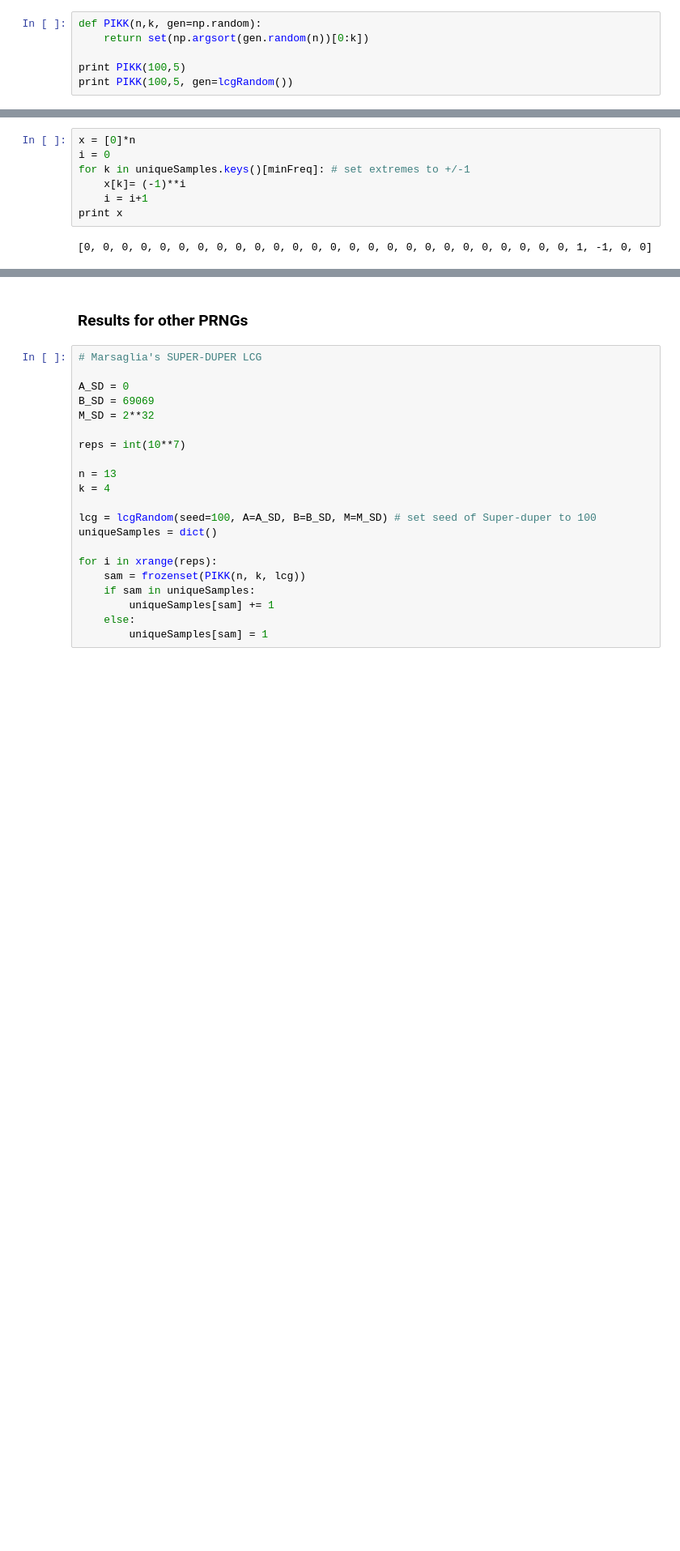
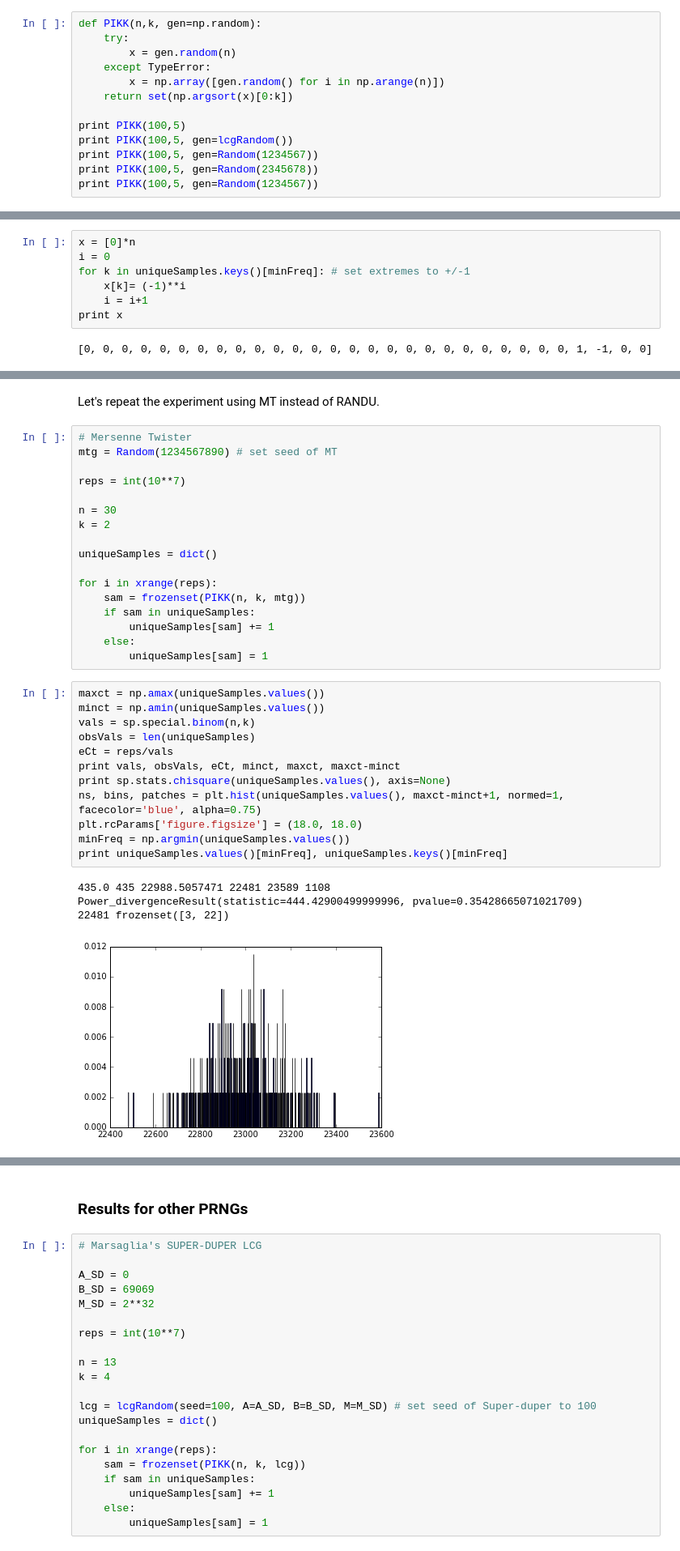
Before and after one commit to pbstark/pseudorandom, a Jupyter notebook: sample_counter.ipynb, the cells around one changed output, grey strips where cells are left out. Shown at 81% size. Cells and saved outputs as stored; diff of their text form; blank space fills up the shorter version.

```diff
--- a/sample_counter.ipynb
+++ b/sample_counter.ipynb
@@ -254,8 +247,15 @@ print randu.randint(-1,10,size=(3,2))
  [ 8. -1.]]
 # %%
 def PIKK(n,k, gen=np.random):
-    return set(np.argsort(gen.random(n))[0:k])
+    try:
+        x = gen.random(n)
+    except TypeError:
+        x = np.array([gen.random() for i in np.arange(n)])
+    return set(np.argsort(x)[0:k])
 
 print PIKK(100,5)
 print PIKK(100,5, gen=lcgRandom())
+print PIKK(100,5, gen=Random(1234567))
+print PIKK(100,5, gen=Random(2345678))
+print PIKK(100,5, gen=Random(1234567))
 # %% [output]
@@ -1089,0 +1099,36 @@ Here, the expected sample range is biased by -0.03378815/0.137931034483 = -24.5%
+# %% [markdown]
+Let's repeat the experiment using MT instead of RANDU.
+# %%
+# Mersenne Twister
+mtg = Random(1234567890) # set seed of MT
+
+reps = int(10**7)
+
+n = 30
+k = 2
+
+uniqueSamples = dict()
+
+for i in xrange(reps):
+    sam = frozenset(PIKK(n, k, mtg))
+    if sam in uniqueSamples:
+        uniqueSamples[sam] += 1
+    else:
+        uniqueSamples[sam] = 1
+# %%
+maxct = np.amax(uniqueSamples.values())
+minct = np.amin(uniqueSamples.values())
+vals = sp.special.binom(n,k)
+obsVals = len(uniqueSamples)
+eCt = reps/vals
+print vals, obsVals, eCt, minct, maxct, maxct-minct
+print sp.stats.chisquare(uniqueSamples.values(), axis=None)
+ns, bins, patches = plt.hist(uniqueSamples.values(), maxct-minct+1, normed=1, facecolor='blue', alpha=0.75)
+plt.rcParams['figure.figsize'] = (18.0, 18.0)
+minFreq = np.argmin(uniqueSamples.values())
+print uniqueSamples.values()[minFreq], uniqueSamples.keys()[minFreq]
+# %% [output]
+435.0 435 22988.5057471 22481 23589 1108
+Power_divergenceResult(statistic=444.42900499999996, pvalue=0.35428665071021709)
+22481 frozenset([3, 22])
+[figure, added]
```
Also changed, not shown: parts of 14 cells of this notebook.
